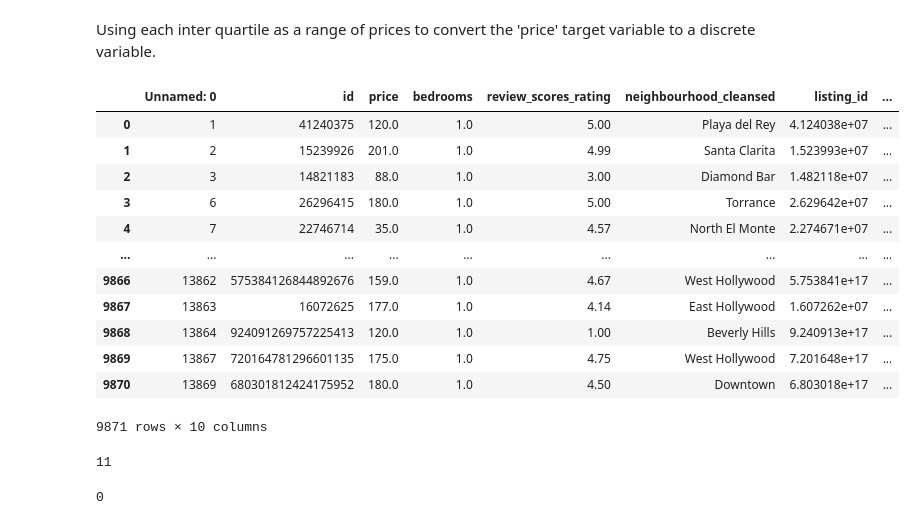
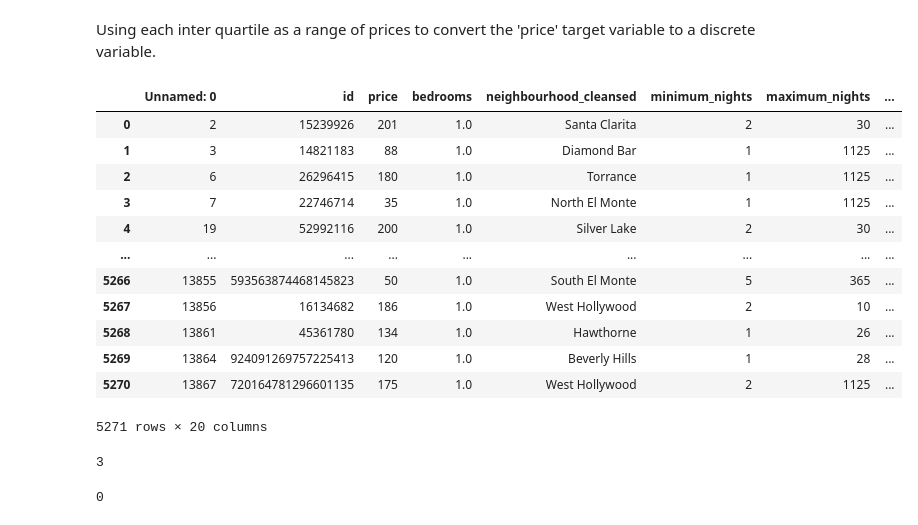
Before and after one commit to jfbr1283/Airbnb_Reviews_Analysis, a Jupyter notebook: working_notebooks/airbnb_nlp_reviews.ipynb, the cells around one changed output. Cells and saved outputs as stored; diff of their text form; code cells hidden in the pictures.

```diff
--- a/working_notebooks/airbnb_nlp_reviews.ipynb
+++ b/working_notebooks/airbnb_nlp_reviews.ipynb
@@ -879,4 +257,4 @@ Name: processed_reviews, Length: 7340, dtype: int64
 # %%
-df_processed2 = pd.read_csv('../data/processed_reviews2.csv')
-df_processed2
+df_processed_out = pd.read_csv('../data/processed_2.csv')
+df_processed_out
 # %% [output]
@@ -954,36 +313,34 @@ Using each inter quartile as a range of prices to convert the 'price' target var
 # %%
 #create a column that sorts price based on categories of ranges of price
 conditions = [
-    (df_processed2['price'] <= 99),
-    (df_processed2['price'] > 99) & (df_processed2['price'] <= 130),
-    (df_processed2['price'] > 130) & (df_processed2['price'] <= 177),
-    (df_processed2['price'] > 200) & (df_processed2['price'] <= 250),
-    (df_processed2['price'] > 250) & (df_processed2['price'] <= 300),
-    (df_processed2['price'] > 300)]
+    (df_processed_out['price'] <= 109),
+    (df_processed_out['price'] > 109) & (df_processed_out['price'] <= 148),
+    (df_processed_out['price'] > 148) & (df_processed_out['price'] <= 199),
+    (df_processed_out['price'] > 199)]
 
 #create a list of the values we want to assign for each condition
-values = [1, 2, 3, 4, 5, 6]
+values = [0, 1, 2, 3]
 
 #create a new column and use np.select to assign values to it using our lists as arguments
-df_processed2['price_range'] = np.select(conditions, values)
-df_processed2
+df_processed_out['price_range'] = np.select(conditions, values)
+df_processed_out
 # %% [output]
-|  | Unnamed: 0 | id | price | bedrooms | review_scores_rating | neighbourhood_cleansed | listing_id | ... |
-| 0 | 1 | 41240375 | 120.0 | 1.0 | 5.00 | Playa del Rey | 4.124038e+07 | ... |
-| 1 | 2 | 15239926 | 201.0 | 1.0 | 4.99 | Santa Clarita | 1.523993e+07 | ... |
-| 2 | 3 | 14821183 | 88.0 | 1.0 | 3.00 | Diamond Bar | 1.482118e+07 | ... |
-| 3 | 6 | 26296415 | 180.0 | 1.0 | 5.00 | Torrance | 2.629642e+07 | ... |
-| 4 | 7 | 22746714 | 35.0 | 1.0 | 4.57 | North El Monte | 2.274671e+07 | ... |
+|  | Unnamed: 0 | id | price | bedrooms | neighbourhood_cleansed | minimum_nights | maximum_nights | ... |
+| 0 | 2 | 15239926 | 201 | 1.0 | Santa Clarita | 2 | 30 | ... |
+| 1 | 3 | 14821183 | 88 | 1.0 | Diamond Bar | 1 | 1125 | ... |
+| 2 | 6 | 26296415 | 180 | 1.0 | Torrance | 1 | 1125 | ... |
+| 3 | 7 | 22746714 | 35 | 1.0 | North El Monte | 1 | 1125 | ... |
+| 4 | 19 | 52992116 | 200 | 1.0 | Silver Lake | 2 | 30 | ... |
 | ... | ... | ... | ... | ... | ... | ... | ... | ... |
-| 9866 | 13862 | 575384126844892676 | 159.0 | 1.0 | 4.67 | West Hollywood | 5.753841e+17 | ... |
-| 9867 | 13863 | 16072625 | 177.0 | 1.0 | 4.14 | East Hollywood | 1.607262e+07 | ... |
-| 9868 | 13864 | 924091269757225413 | 120.0 | 1.0 | 1.00 | Beverly Hills | 9.240913e+17 | ... |
-| 9869 | 13867 | 720164781296601135 | 175.0 | 1.0 | 4.75 | West Hollywood | 7.201648e+17 | ... |
-| 9870 | 13869 | 680301812424175952 | 180.0 | 1.0 | 4.50 | Downtown | 6.803018e+17 | ... |
+| 5266 | 13855 | 593563874468145823 | 50 | 1.0 | South El Monte | 5 | 365 | ... |
+| 5267 | 13856 | 16134682 | 186 | 1.0 | West Hollywood | 2 | 10 | ... |
+| 5268 | 13861 | 45361780 | 134 | 1.0 | Hawthorne | 1 | 26 | ... |
+| 5269 | 13864 | 924091269757225413 | 120 | 1.0 | Beverly Hills | 1 | 28 | ... |
+| 5270 | 13867 | 720164781296601135 | 175 | 1.0 | West Hollywood | 2 | 1125 | ... |
-9871 rows × 10 columns
+5271 rows × 20 columns
 # %%
-df_processed2['processed_reviews'].isna().sum()
+df_processed_out['processed_reviews'].isna().sum()
 # %% [output]
-11
+3
 # %%
 #dropping null values
```
Also changed, not shown: parts of 144 cells of this notebook, 2 other files.
